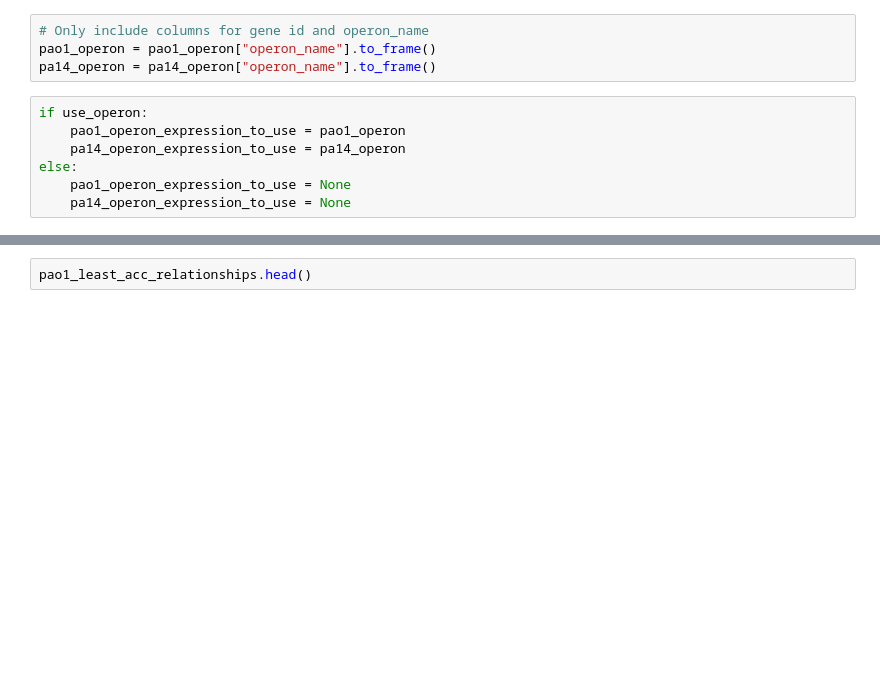
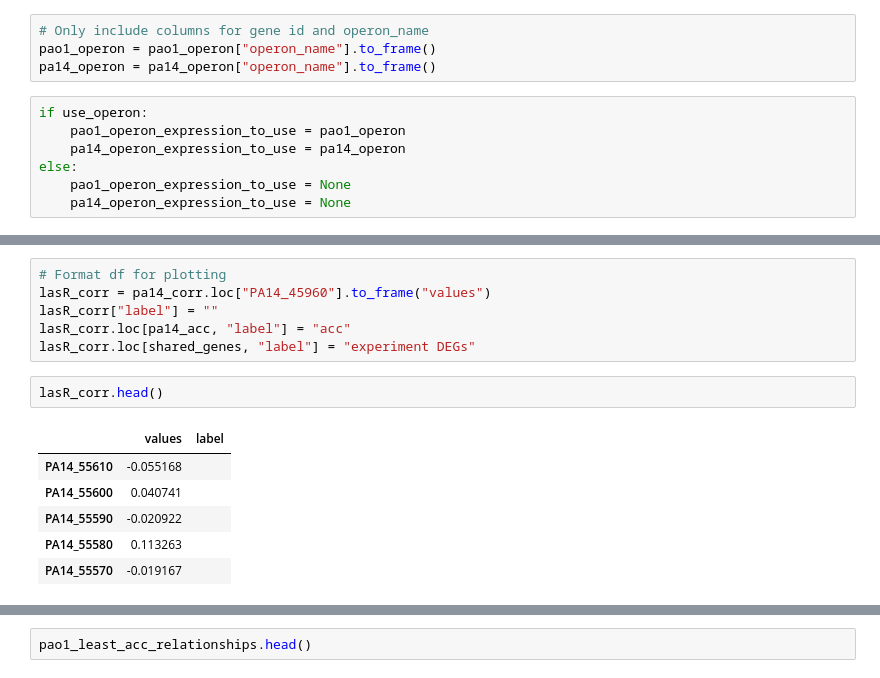
Before and after one commit to greenelab/core-accessory-interactome, a Jupyter notebook: core_core_analysis/3_find_related_acc_genes.ipynb, the cells around one changed output, grey strips where cells are left out. Saved outputs shown, nothing was run; the diff lists cells and outputs as text; blank space fills up the shorter version.

```diff
--- a/core_core_analysis/3_find_related_acc_genes.ipynb
+++ b/core_core_analysis/3_find_related_acc_genes.ipynb
@@ -156,0 +207,15 @@ else:
+# %%
+# Format df for plotting
+lasR_corr = pa14_corr.loc["PA14_45960"].to_frame("values")
+lasR_corr["label"] = ""
+lasR_corr.loc[pa14_acc, "label"] = "acc"
+lasR_corr.loc[shared_genes, "label"] = "experiment DEGs"
+# %%
+lasR_corr.head()
+# %% [output]
+|  | values | label |
+| PA14_55610 | -0.055168 |  |
+| PA14_55600 | 0.040741 |  |
+| PA14_55590 | -0.020922 |  |
+| PA14_55580 | 0.113263 |  |
+| PA14_55570 | -0.019167 |  |
```
Also changed, not shown: parts of 22 cells of this notebook, 6 other files.
